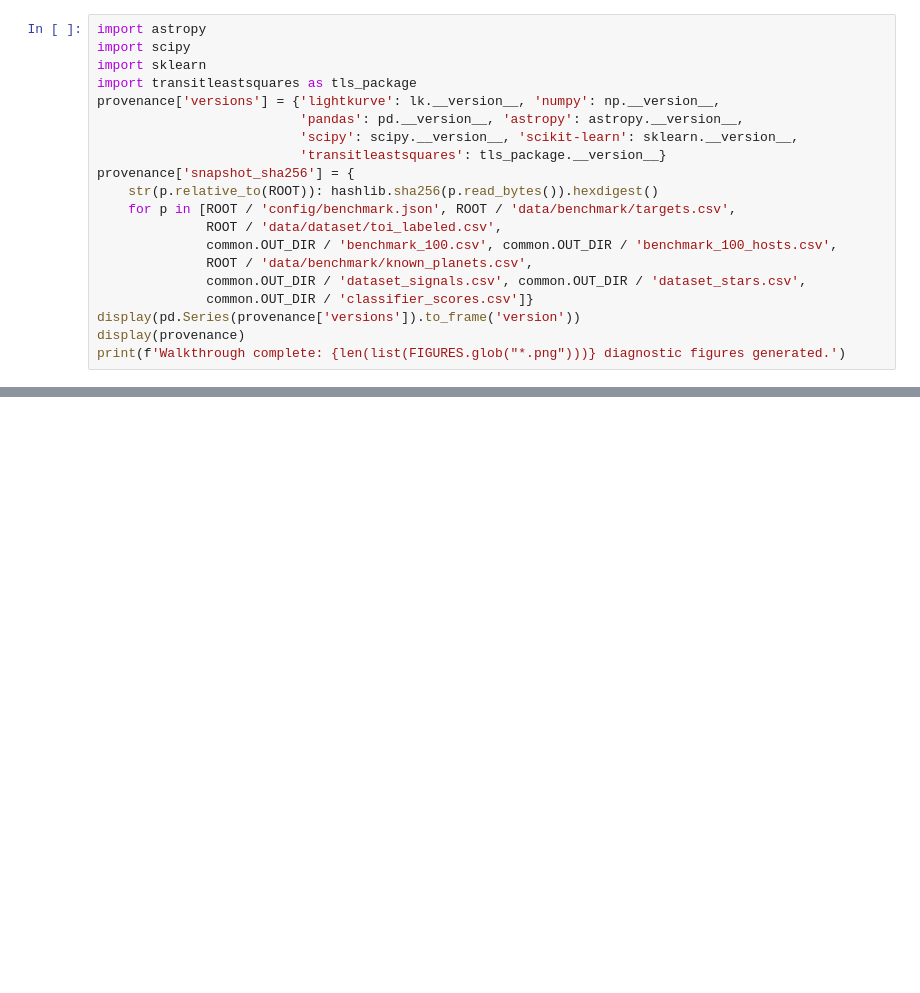
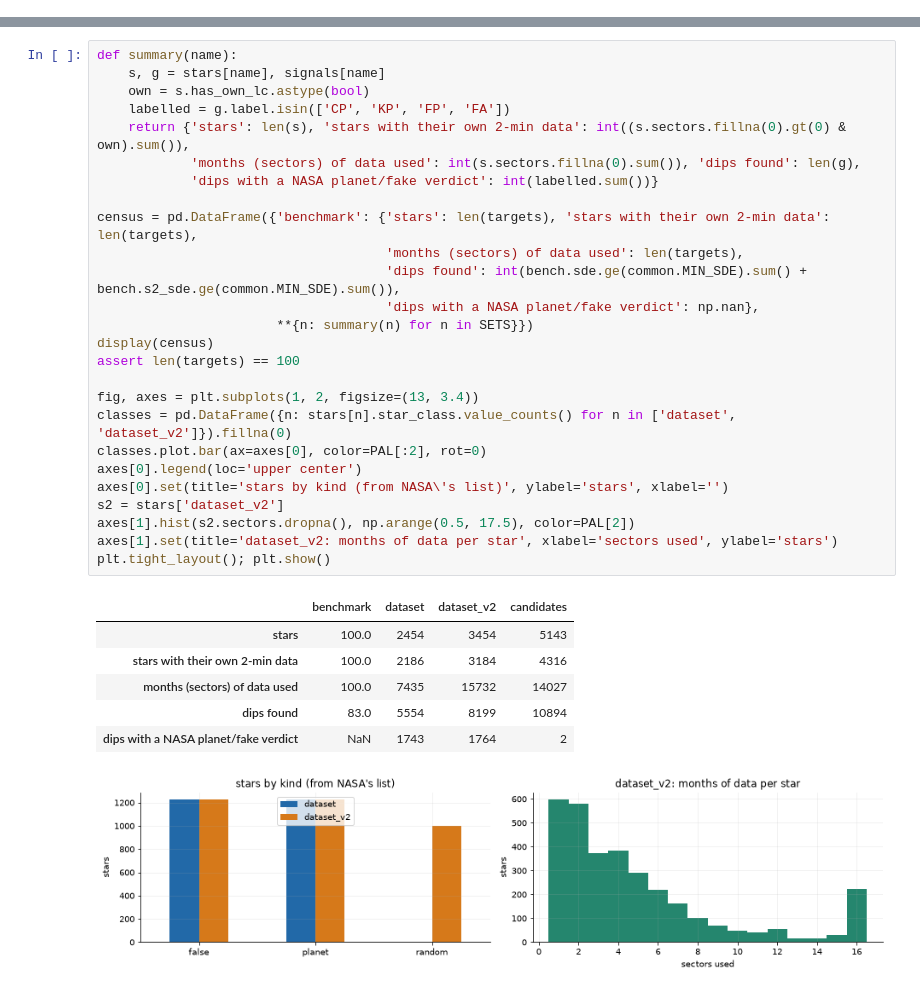
Before and after one commit to MikaVohl/exoplanets, a Jupyter notebook: notebooks/03_tls_masked_search_walkthrough.ipynb, the cells around one changed output, grey strips where cells are left out. Saved outputs shown, nothing was run; the diff lists cells and outputs as text; blank space fills up the shorter version.

```diff
--- a/notebooks/03_tls_masked_search_walkthrough.ipynb
+++ b/notebooks/03_tls_masked_search_walkthrough.ipynb
@@ -1208,20 +0,0 @@ All source CSVs remain unchanged. Figures are saved under the notebook's ignored
-# %%
-import astropy
-import scipy
-import sklearn
-import transitleastsquares as tls_package
-provenance['versions'] = {'lightkurve': lk.__version__, 'numpy': np.__version__,
-                          'pandas': pd.__version__, 'astropy': astropy.__version__,
-                          'scipy': scipy.__version__, 'scikit-learn': sklearn.__version__,
-                          'transitleastsquares': tls_package.__version__}
-provenance['snapshot_sha256'] = {
-    str(p.relative_to(ROOT)): hashlib.sha256(p.read_bytes()).hexdigest()
-    for p in [ROOT / 'config/benchmark.json', ROOT / 'data/benchmark/targets.csv',
-              ROOT / 'data/dataset/toi_labeled.csv',
-              common.OUT_DIR / 'benchmark_100.csv', common.OUT_DIR / 'benchmark_100_hosts.csv',
-              ROOT / 'data/benchmark/known_planets.csv',
-              common.OUT_DIR / 'dataset_signals.csv', common.OUT_DIR / 'dataset_stars.csv',
-              common.OUT_DIR / 'classifier_scores.csv']}
-display(pd.Series(provenance['versions']).to_frame('version'))
-display(provenance)
-print(f'Walkthrough complete: {len(list(FIGURES.glob("*.png")))} diagnostic figures generated.')
@@ -1254,0 +176,34 @@ Walkthrough complete: 22 diagnostic figures generated.
+# %%
+def summary(name):
+    s, g = stars[name], signals[name]
+    own = s.has_own_lc.astype(bool)
+    labelled = g.label.isin(['CP', 'KP', 'FP', 'FA'])
+    return {'stars': len(s), 'stars with their own 2-min data': int((s.sectors.fillna(0).gt(0) & own).sum()),
+            'months (sectors) of data used': int(s.sectors.fillna(0).sum()), 'dips found': len(g),
+            'dips with a NASA planet/fake verdict': int(labelled.sum())}
+
+census = pd.DataFrame({'benchmark': {'stars': len(targets), 'stars with their own 2-min data': len(targets),
+                                     'months (sectors) of data used': len(targets),
+                                     'dips found': int(bench.sde.ge(common.MIN_SDE).sum() + bench.s2_sde.ge(common.MIN_SDE).sum()),
+                                     'dips with a NASA planet/fake verdict': np.nan},
+                       **{n: summary(n) for n in SETS}})
+display(census)
+assert len(targets) == 100
+
+fig, axes = plt.subplots(1, 2, figsize=(13, 3.4))
+classes = pd.DataFrame({n: stars[n].star_class.value_counts() for n in ['dataset', 'dataset_v2']}).fillna(0)
+classes.plot.bar(ax=axes[0], color=PAL[:2], rot=0)
+axes[0].legend(loc='upper center')
+axes[0].set(title='stars by kind (from NASA\'s list)', ylabel='stars', xlabel='')
+s2 = stars['dataset_v2']
+axes[1].hist(s2.sectors.dropna(), np.arange(0.5, 17.5), color=PAL[2])
+axes[1].set(title='dataset_v2: months of data per star', xlabel='sectors used', ylabel='stars')
+plt.tight_layout(); plt.show()
+# %% [output]
+|  | benchmark | dataset | dataset_v2 | candidates |
+| stars | 100.0 | 2454 | 3454 | 5143 |
+| stars with their own 2-min data | 100.0 | 2186 | 3184 | 4316 |
+| months (sectors) of data used | 100.0 | 7435 | 15732 | 14027 |
+| dips found | 83.0 | 5554 | 8199 | 10894 |
+| dips with a NASA planet/fake verdict | NaN | 1743 | 1764 | 2 |
+[figure, added]
```
Also changed, not shown: parts of 167 cells of this notebook, 4 other files.
